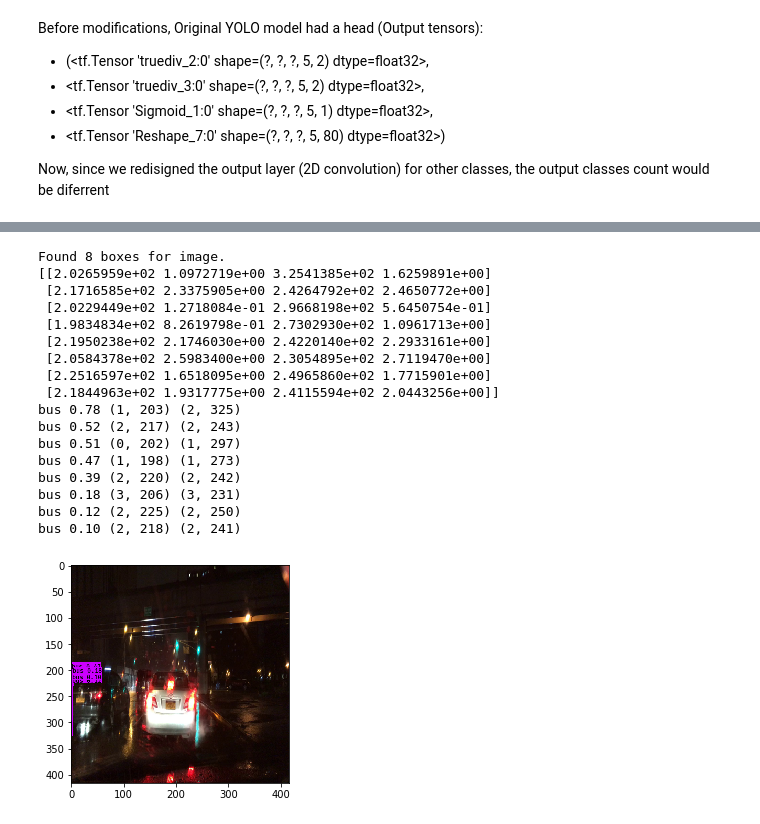
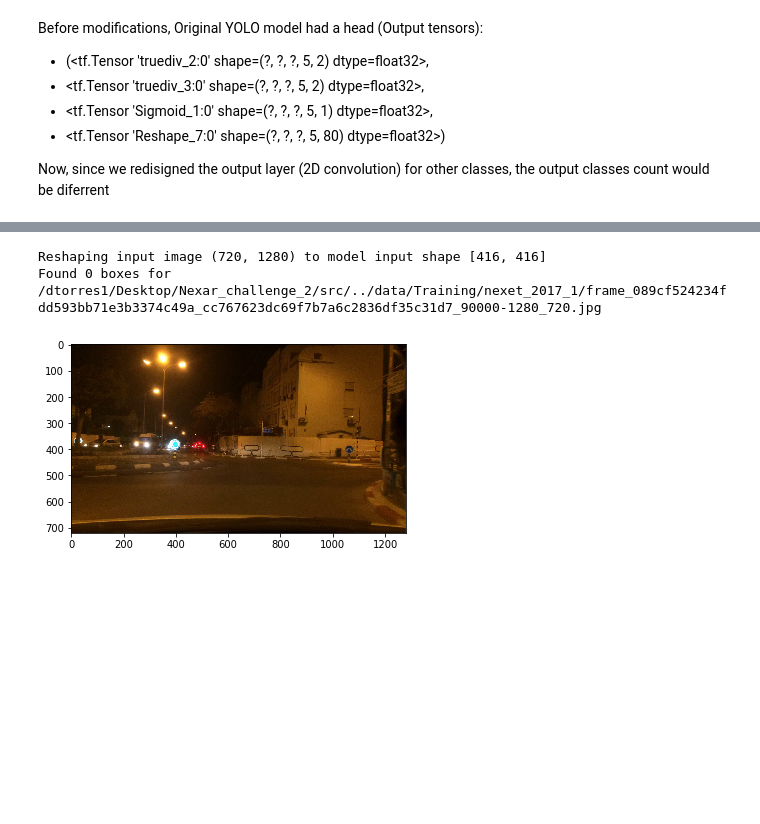
Before and after one commit to DavidTorresOcana/Nexar_challenge_2, a Jupyter notebook: src/Autonomous driving application - Car detection - v1.ipynb, the cells around one changed output, grey strips where cells are left out. Cells and saved outputs as stored; diff of their text form; code cells hidden in the pictures; blank space fills up the shorter version.

Commit message:
Evaluation of any model on any image

```diff
--- a/src/Autonomous driving application - Car detection - v1.ipynb
+++ b/src/Autonomous driving application - Car detection - v1.ipynb
@@ -766,0 +824,2 @@ Found 0 boxes for 0001.jpg
+# %%
+out_scores, out_boxes, out_classes = predict(sess,  "0084.jpg")
@@ -847,0 +952,2 @@ If you were to run your session in a for loop over all your images. Here's what
+# %%
+out_scores, out_boxes, out_classes = predict_any(sess, yolo_model,  "images/"+"dog.jpg", anchors, class_names)
@@ -1310,7 +1405,7 @@ model.save_weights('trained_stage_2.h5')
 ## Evaluating
 
 # Create the model again??: Do it if not loaded
-model_body, model = create_model(data['anchors'], data['class_names'], load_pretrained=True, freeze_body=True)
+model_body, model = create_model(anchors, class_names, load_pretrained=False, freeze_body=False)
 
 sess = K.get_session()
 
@@ -1370,3 +1456,0 @@ You added `yolo_outputs` to your graph. This set of 4 tensors is ready to be use
-# %%
-boxes, scores, classes = yolo_eval( yolo_outputs, input_image_shape, score_threshold=0.07, iou_threshold=0.0)
-boxes, scores, classes
@@ -1452,28 +1497,10 @@ def predict(sess, image_file,out_path="output_images"):
 
     return out_scores, out_boxes, out_classes
 # %%
-from yad2k.utils.draw_boxes import draw_boxes
-# from yolo_utils import read_classes, read_anchors, generate_colors, preprocess_image, draw_boxes, scale_boxes
-
 dts_files = os.listdir(images_dir+str(1))
 
-out_scores, out_boxes, out_classes = predict(sess, images_dir+str(1)+'/'+dts_files[ np.random.randint(0,high=len(dts_files)) ])
+out_scores, out_boxes, out_classes = predict_any(sess, model_body,  images_dir+str(1)+'/'+dts_files[ np.random.randint(0,high=len(dts_files)) ], anchors, class_names)
 # %% [output]
-Found 8 boxes for image.
-[[2.0265959e+02 1.0972719e+00 3.2541385e+02 1.6259891e+00]
- [2.1716585e+02 2.3375905e+00 2.4264792e+02 2.4650772e+00]
- [2.0229449e+02 1.2718084e-01 2.9668198e+02 5.6450754e-01]
- [1.9834834e+02 8.2619798e-01 2.7302930e+02 1.0961713e+00]
- [2.1950238e+02 2.1746030e+00 2.4220140e+02 2.2933161e+00]
- [2.0584378e+02 2.5983400e+00 2.3054895e+02 2.7119470e+00]
- [2.2516597e+02 1.6518095e+00 2.4965860e+02 1.7715901e+00]
- [2.1844963e+02 1.9317775e+00 2.4115594e+02 2.0443256e+00]]
-bus 0.78 (1, 203) (2, 325)
-bus 0.52 (2, 217) (2, 243)
-bus 0.51 (0, 202) (1, 297)
-bus 0.47 (1, 198) (1, 273)
-bus 0.39 (2, 220) (2, 242)
-bus 0.18 (3, 206) (3, 231)
-bus 0.12 (2, 225) (2, 250)
-bus 0.10 (2, 218) (2, 241)
+Reshaping input image (720, 1280) to model input shape [416, 416]
+Found 0 boxes for /dtorres1/Desktop/Nexar_challenge_2/src/../data/Training/nexet_2017_1/frame_089cf524234fdd593bb71e3b3374c49a_cc767623dc69f7b7a6c2836df35c31d7_90000-1280_720.jpg
-[figure, old version]
+[figure, new version]
```
Also changed, not shown: parts of 31 cells of this notebook, 2 other files.
